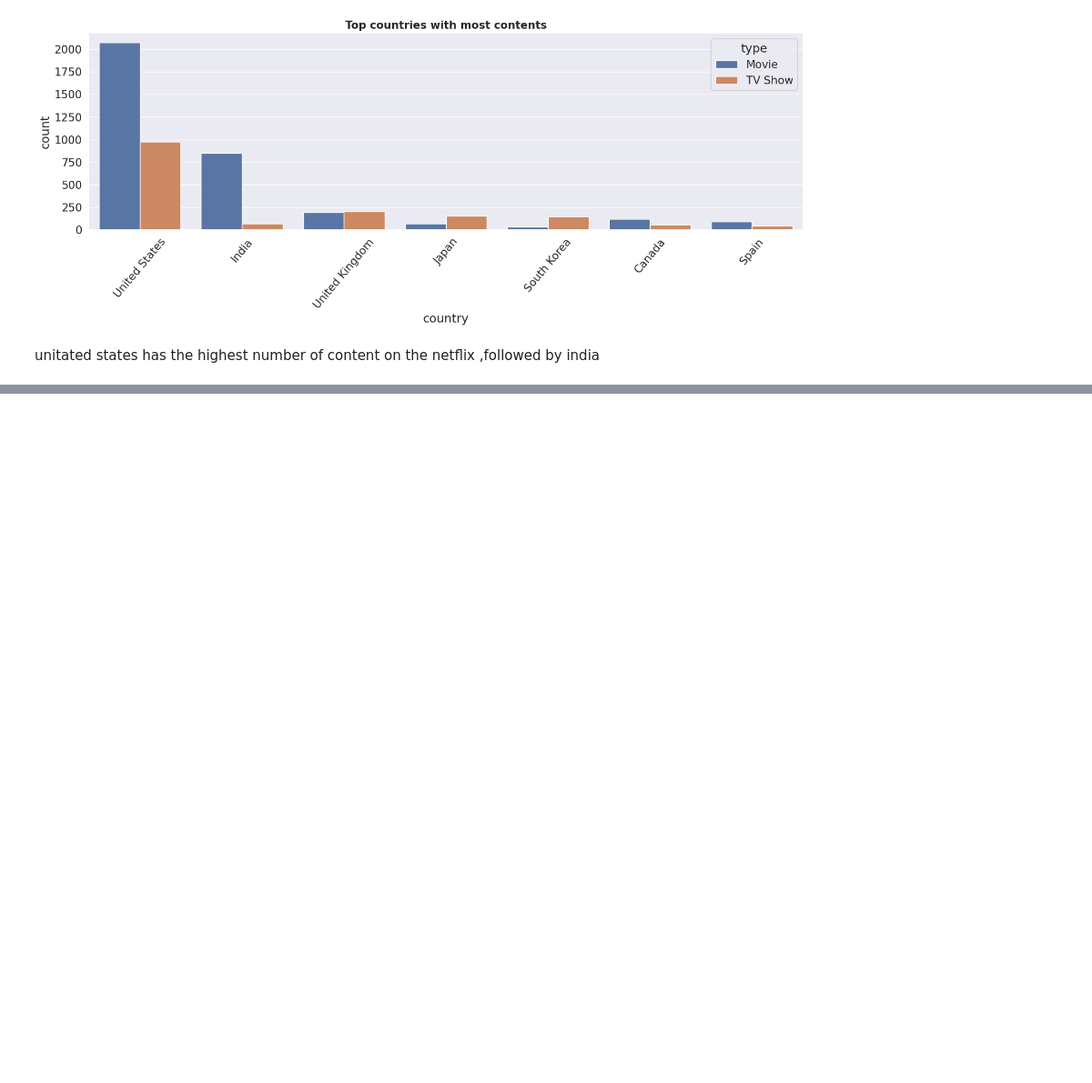
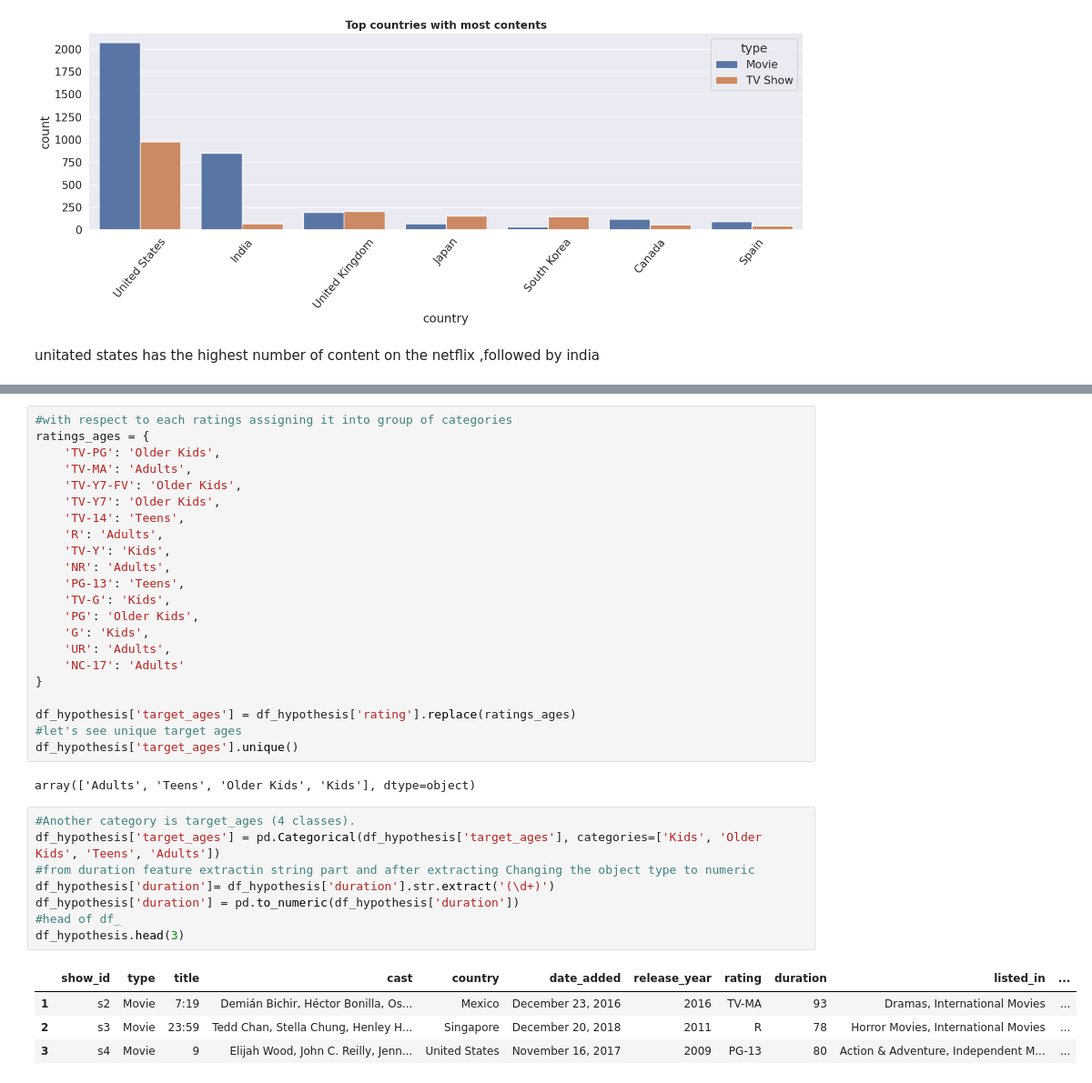
Before and after one commit to jaypatil143/ML-Project----, a Jupyter notebook: Netflix_Movie_and_TV_Shows_Clustering.ipynb, the cells around one changed output, grey strips where cells are left out. Shown at 91% size. Saved outputs shown, nothing was run; the diff lists cells and outputs as text; blank space fills up the shorter version.

```diff
--- a/Netflix_Movie_and_TV_Shows_Clustering.ipynb
+++ b/Netflix_Movie_and_TV_Shows_Clustering.ipynb
@@ -530,0 +569,37 @@ unitated states has the highest number of content on the netflix ,followed by in
+# %%
+#with respect to each ratings assigning it into group of categories
+ratings_ages = {
+    'TV-PG': 'Older Kids',
+    'TV-MA': 'Adults',
+    'TV-Y7-FV': 'Older Kids',
+    'TV-Y7': 'Older Kids',
+    'TV-14': 'Teens',
+    'R': 'Adults',
+    'TV-Y': 'Kids',
+    'NR': 'Adults',
+    'PG-13': 'Teens',
+    'TV-G': 'Kids',
+    'PG': 'Older Kids',
+    'G': 'Kids',
+    'UR': 'Adults',
+    'NC-17': 'Adults'
+}
+
+df_hypothesis['target_ages'] = df_hypothesis['rating'].replace(ratings_ages)
+#let's see unique target ages
+df_hypothesis['target_ages'].unique()
+# %% [output]
+array(['Adults', 'Teens', 'Older Kids', 'Kids'], dtype=object)
+# %%
+#Another category is target_ages (4 classes).
+df_hypothesis['target_ages'] = pd.Categorical(df_hypothesis['target_ages'], categories=['Kids', 'Older Kids', 'Teens', 'Adults'])
+#from duration feature extractin string part and after extracting Changing the object type to numeric
+df_hypothesis['duration']= df_hypothesis['duration'].str.extract('(\d+)')
+df_hypothesis['duration'] = pd.to_numeric(df_hypothesis['duration'])
+#head of df_
+df_hypothesis.head(3)
+# %% [output]
+|  | show_id | type | title | cast | country | date_added | release_year | rating | duration | listed_in | ... |
+| 1 | s2 | Movie | 7:19 | Demián Bichir, Héctor Bonilla, Os... | Mexico | December 23, 2016 | 2016 | TV-MA | 93 | Dramas, International Movies | ... |
+| 2 | s3 | Movie | 23:59 | Tedd Chan, Stella Chung, Henley H... | Singapore | December 20, 2018 | 2011 | R | 78 | Horror Movies, International Movies | ... |
+| 3 | s4 | Movie | 9 | Elijah Wood, John C. Reilly, Jenn... | United States | November 16, 2017 | 2009 | PG-13 | 80 | Action & Adventure, Independent M... | ... |
```
Also changed, not shown: parts of 41 cells of this notebook.
